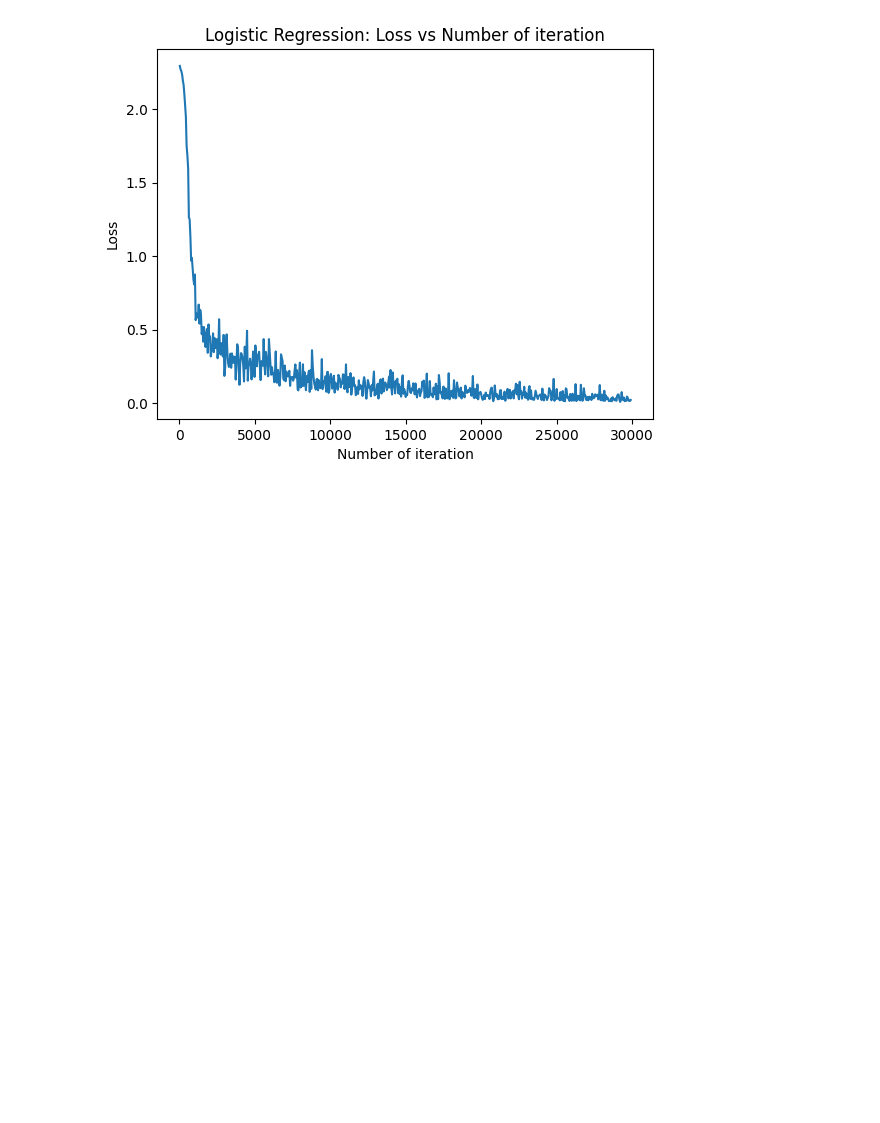
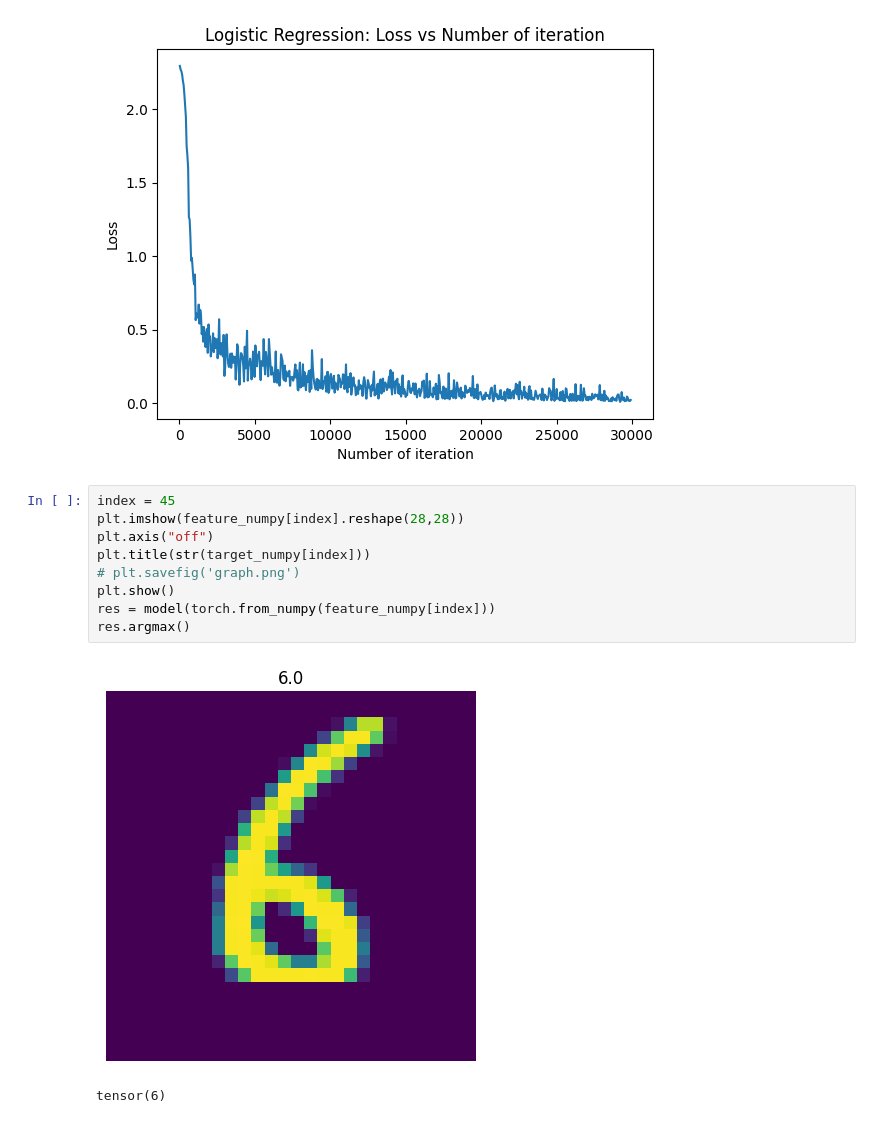
Before and after one commit to TANG617/learn-deep-learning, a Jupyter notebook: basic.ipynb, the cells around one changed output. Saved outputs shown, nothing was run; the diff lists cells and outputs as text; blank space fills up the shorter version.

```diff
--- a/basic.ipynb
+++ b/basic.ipynb
@@ -177,3 +177,15 @@ plt.title("Logistic Regression: Loss vs Number of iteration")
 plt.show()
 # %% [output]
 [figure]
+# %%
+index = 45
+plt.imshow(feature_numpy[index].reshape(28,28))
+plt.axis("off")
+plt.title(str(target_numpy[index]))
+# plt.savefig('graph.png')
+plt.show()
+res = model(torch.from_numpy(feature_numpy[index]))
+res.argmax()
+# %% [output]
+[figure, added]
+tensor(6)
```
Also changed, not shown: 1 other file.
